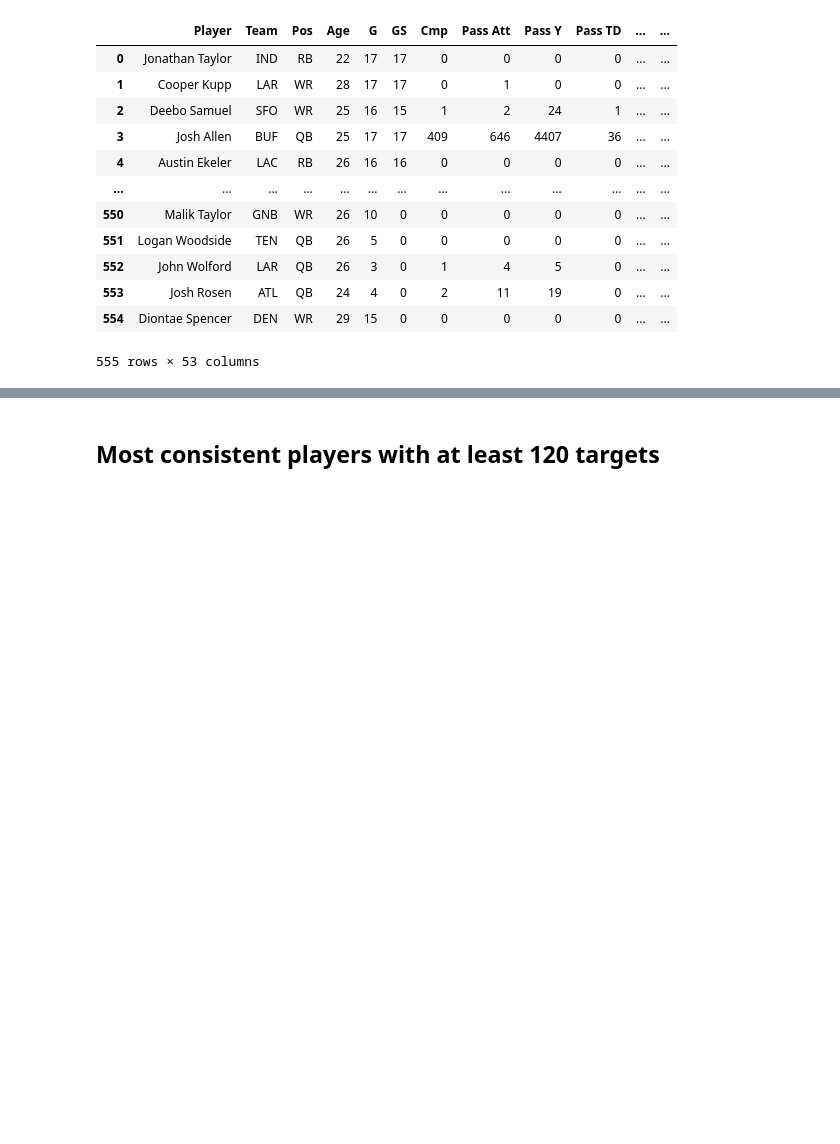
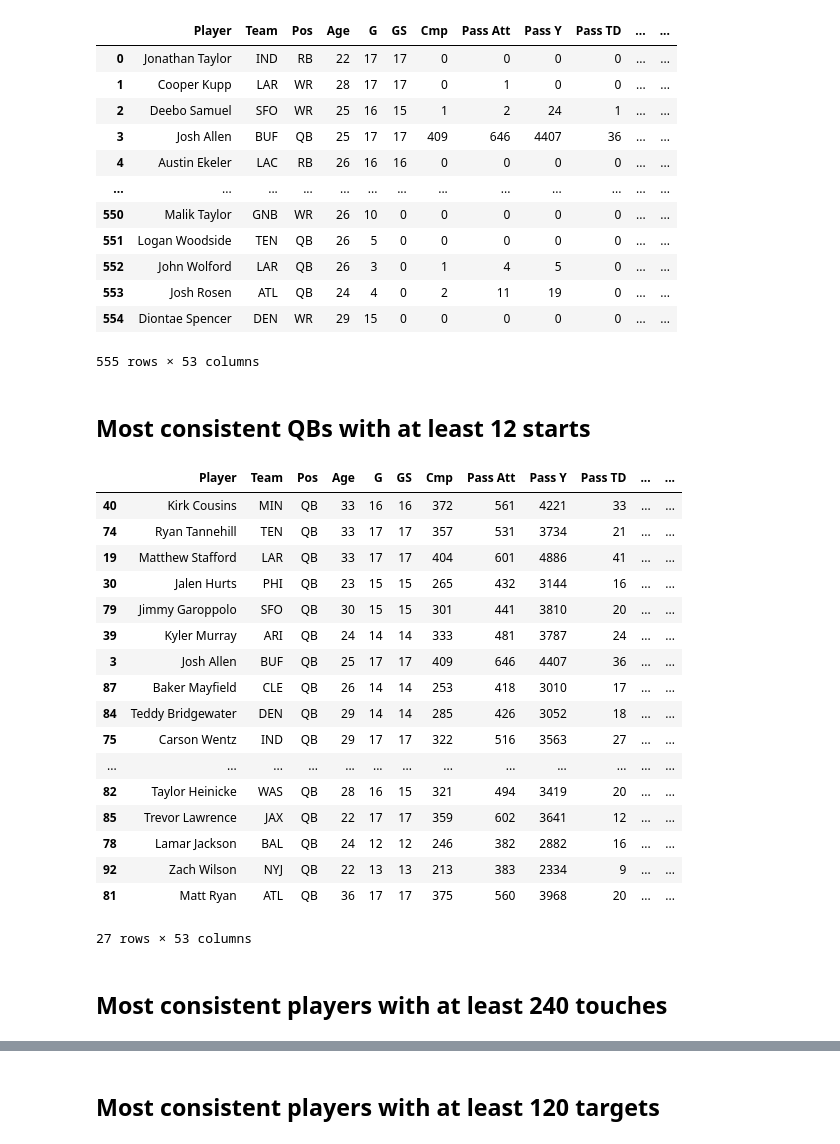
Before and after one commit to JSMitchem/fantasy_football_analysis, a Jupyter notebook: notebooks/capstone.ipynb, the cells around one changed output, grey strips where cells are left out. Saved outputs shown, nothing was run; the diff lists cells and outputs as text; code cells hidden in the pictures; blank space fills up the shorter version.

```diff
--- a/notebooks/capstone.ipynb
+++ b/notebooks/capstone.ipynb
@@ -275,3 +283,29 @@ total
 | 553 | Josh Rosen | ATL | QB | 24 | 4 | 0 | 2 | 11 | 19 | 0 | ... | ... |
 | 554 | Diontae Spencer | DEN | WR | 29 | 15 | 0 | 0 | 0 | 0 | 0 | ... | ... |
 555 rows × 53 columns
+# %% [markdown]
+## Most consistent QBs with at least 12 starts
+# %%
+consistent_qb = total[(total['Pos'] == 'QB') & (total['GS'] >= 12)].sort_values(by = 'CV')
+consistent_qb
+# %% [output]
+|  | Player | Team | Pos | Age | G | GS | Cmp | Pass Att | Pass Y | Pass TD | ... | ... |
+| 40 | Kirk Cousins | MIN | QB | 33 | 16 | 16 | 372 | 561 | 4221 | 33 | ... | ... |
+| 74 | Ryan Tannehill | TEN | QB | 33 | 17 | 17 | 357 | 531 | 3734 | 21 | ... | ... |
+| 19 | Matthew Stafford | LAR | QB | 33 | 17 | 17 | 404 | 601 | 4886 | 41 | ... | ... |
+| 30 | Jalen Hurts | PHI | QB | 23 | 15 | 15 | 265 | 432 | 3144 | 16 | ... | ... |
+| 79 | Jimmy Garoppolo | SFO | QB | 30 | 15 | 15 | 301 | 441 | 3810 | 20 | ... | ... |
+| 39 | Kyler Murray | ARI | QB | 24 | 14 | 14 | 333 | 481 | 3787 | 24 | ... | ... |
+| 3 | Josh Allen | BUF | QB | 25 | 17 | 17 | 409 | 646 | 4407 | 36 | ... | ... |
+| 87 | Baker Mayfield | CLE | QB | 26 | 14 | 14 | 253 | 418 | 3010 | 17 | ... | ... |
+| 84 | Teddy Bridgewater | DEN | QB | 29 | 14 | 14 | 285 | 426 | 3052 | 18 | ... | ... |
+| 75 | Carson Wentz | IND | QB | 29 | 17 | 17 | 322 | 516 | 3563 | 27 | ... | ... |
+| ... | ... | ... | ... | ... | ... | ... | ... | ... | ... | ... | ... | ... |
+| 82 | Taylor Heinicke | WAS | QB | 28 | 16 | 15 | 321 | 494 | 3419 | 20 | ... | ... |
+| 85 | Trevor Lawrence | JAX | QB | 22 | 17 | 17 | 359 | 602 | 3641 | 12 | ... | ... |
+| 78 | Lamar Jackson | BAL | QB | 24 | 12 | 12 | 246 | 382 | 2882 | 16 | ... | ... |
+| 92 | Zach Wilson | NYJ | QB | 22 | 13 | 13 | 213 | 383 | 2334 | 9 | ... | ... |
+| 81 | Matt Ryan | ATL | QB | 36 | 17 | 17 | 375 | 560 | 3968 | 20 | ... | ... |
+27 rows × 53 columns
+# %% [markdown]
+## Most consistent players with at least 240 touches
```
Also changed, not shown: parts of 24 cells of this notebook.
